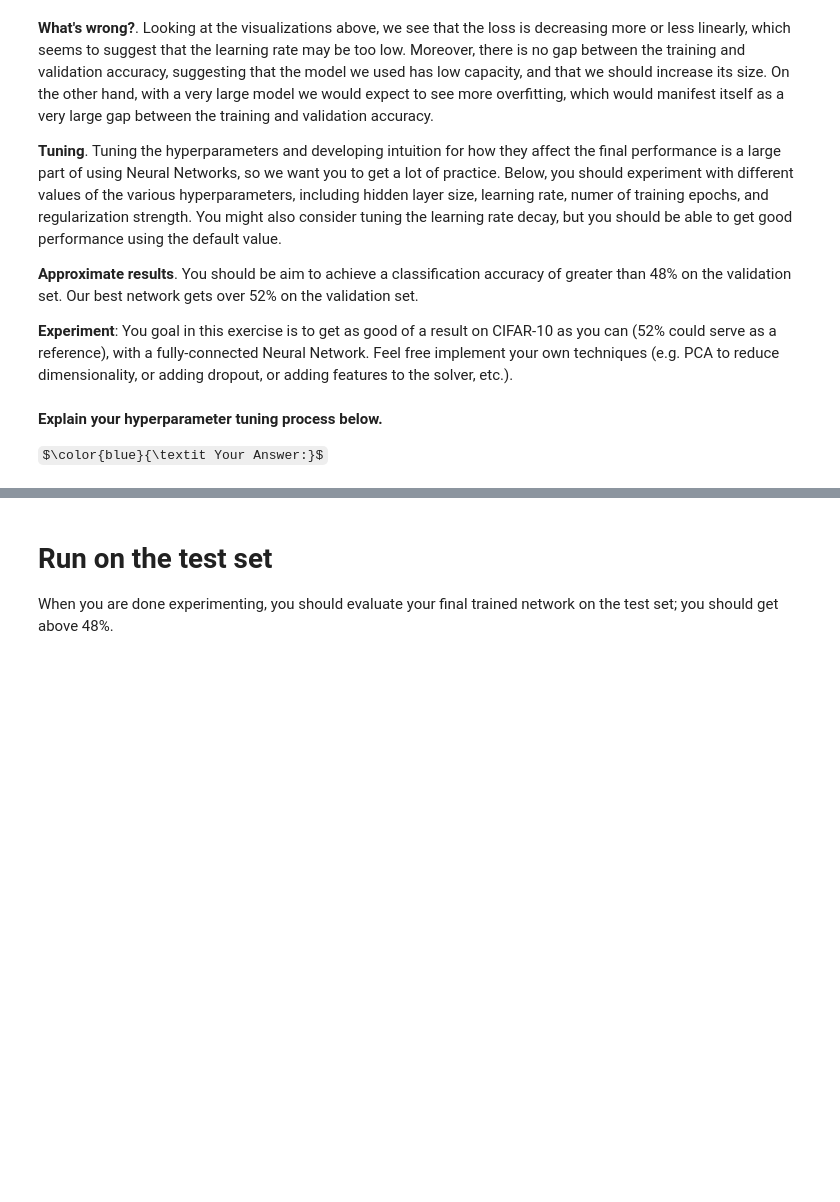
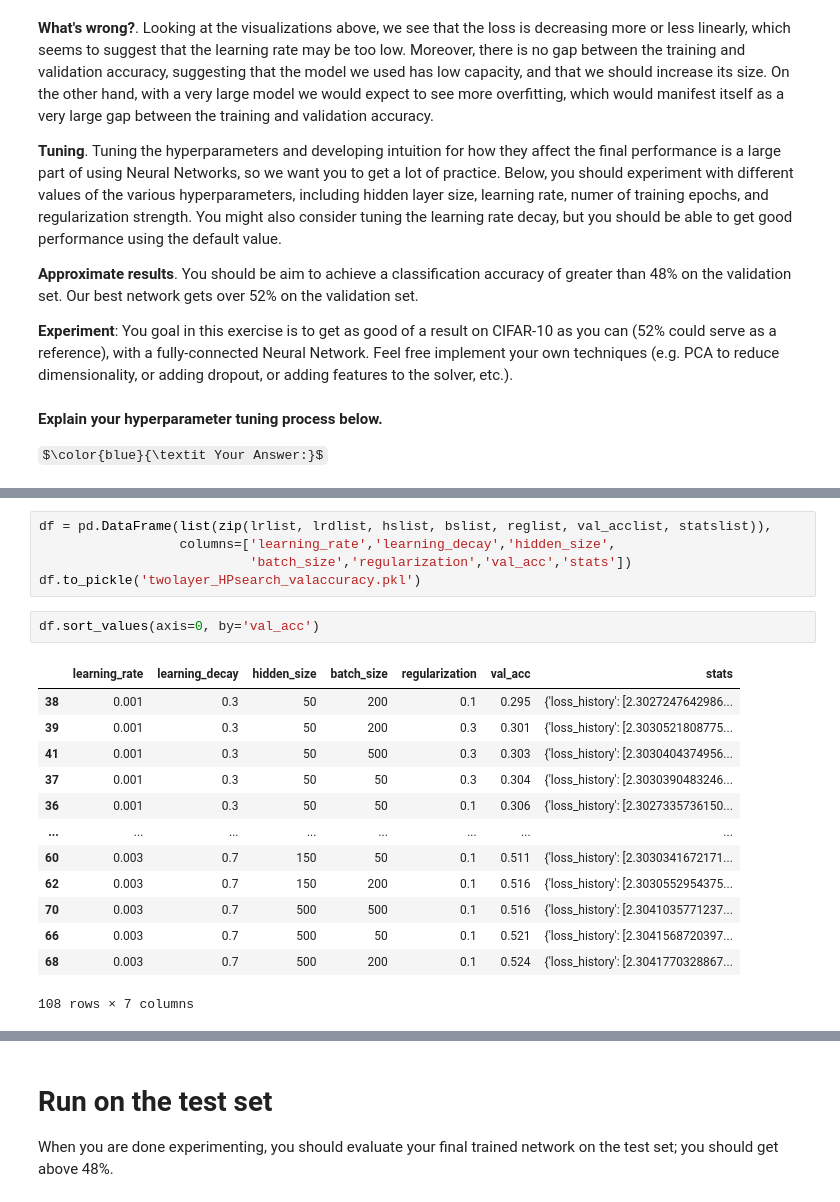
Before and after one commit to gmstanle/cs231n, a Jupyter notebook: assignment1/two_layer_net.ipynb, the cells around one changed output, grey strips where cells are left out. Saved outputs shown, nothing was run; the diff lists cells and outputs as text; some formulas as TeX source; blank space fills up the shorter version.

```diff
--- a/assignment1/two_layer_net.ipynb
+++ b/assignment1/two_layer_net.ipynb
@@ -285,0 +548,21 @@ pass
+# %%
+df = pd.DataFrame(list(zip(lrlist, lrdlist, hslist, bslist, reglist, val_acclist, statslist)),
+                  columns=['learning_rate','learning_decay','hidden_size',
+                           'batch_size','regularization','val_acc','stats'])
+df.to_pickle('twolayer_HPsearch_valaccuracy.pkl')
+# %%
+df.sort_values(axis=0, by='val_acc')
+# %% [output]
+|  | learning_rate | learning_decay | hidden_size | batch_size | regularization | val_acc | stats |
+| 38 | 0.001 | 0.3 | 50 | 200 | 0.1 | 0.295 | {'loss_history': [2.3027247642986... |
+| 39 | 0.001 | 0.3 | 50 | 200 | 0.3 | 0.301 | {'loss_history': [2.3030521808775... |
+| 41 | 0.001 | 0.3 | 50 | 500 | 0.3 | 0.303 | {'loss_history': [2.3030404374956... |
+| 37 | 0.001 | 0.3 | 50 | 50 | 0.3 | 0.304 | {'loss_history': [2.3030390483246... |
+| 36 | 0.001 | 0.3 | 50 | 50 | 0.1 | 0.306 | {'loss_history': [2.3027335736150... |
+| ... | ... | ... | ... | ... | ... | ... | ... |
+| 60 | 0.003 | 0.7 | 150 | 50 | 0.1 | 0.511 | {'loss_history': [2.3030341672171... |
+| 62 | 0.003 | 0.7 | 150 | 200 | 0.1 | 0.516 | {'loss_history': [2.3030552954375... |
+| 70 | 0.003 | 0.7 | 500 | 500 | 0.1 | 0.516 | {'loss_history': [2.3041035771237... |
+| 66 | 0.003 | 0.7 | 500 | 50 | 0.1 | 0.521 | {'loss_history': [2.3041568720397... |
+| 68 | 0.003 | 0.7 | 500 | 200 | 0.1 | 0.524 | {'loss_history': [2.3041770328867... |
+108 rows × 7 columns
```
Also changed, not shown: parts of 20 cells of this notebook, 5 other files.
